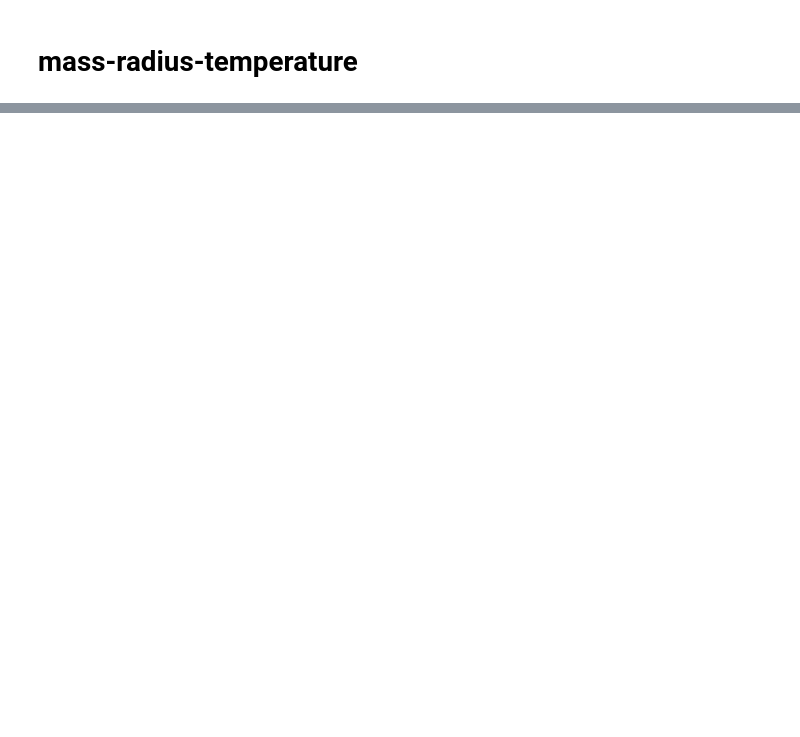
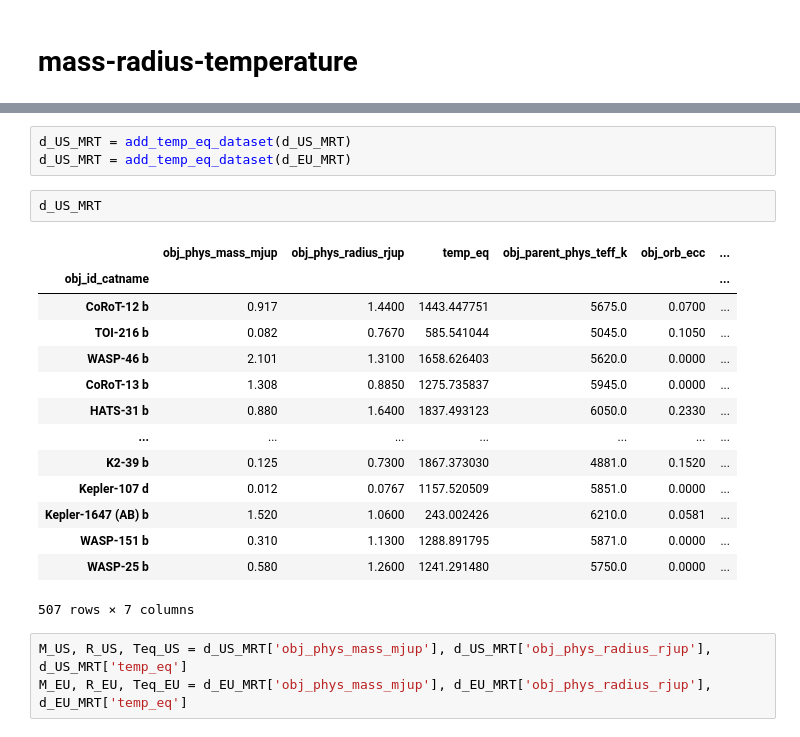
Before and after one commit to anaclb/exoplanets, a Jupyter notebook: read_file.ipynb, the cells around one changed output, grey strips where cells are left out. Cells and saved outputs as stored; diff of their text form; blank space fills up the shorter version.

```diff
--- a/read_file.ipynb
+++ b/read_file.ipynb
@@ -169 +150,24 @@ Name: obj_parent_phys_teff_k, Length: 765, dtype: float64
+# %%
+d_US_MRT = add_temp_eq_dataset(d_US_MRT)
+d_US_MRT = add_temp_eq_dataset(d_EU_MRT)
+# %%
+d_US_MRT
+# %% [output]
+|  | obj_phys_mass_mjup | obj_phys_radius_rjup | temp_eq | obj_parent_phys_teff_k | obj_orb_ecc | ... |
+| obj_id_catname |  |  |  |  |  | ... |
+| CoRoT-12 b | 0.917 | 1.4400 | 1443.447751 | 5675.0 | 0.0700 | ... |
+| TOI-216 b | 0.082 | 0.7670 | 585.541044 | 5045.0 | 0.1050 | ... |
+| WASP-46 b | 2.101 | 1.3100 | 1658.626403 | 5620.0 | 0.0000 | ... |
+| CoRoT-13 b | 1.308 | 0.8850 | 1275.735837 | 5945.0 | 0.0000 | ... |
+| HATS-31 b | 0.880 | 1.6400 | 1837.493123 | 6050.0 | 0.2330 | ... |
+| ... | ... | ... | ... | ... | ... | ... |
+| K2-39 b | 0.125 | 0.7300 | 1867.373030 | 4881.0 | 0.1520 | ... |
+| Kepler-107 d | 0.012 | 0.0767 | 1157.520509 | 5851.0 | 0.0000 | ... |
+| Kepler-1647 (AB) b | 1.520 | 1.0600 | 243.002426 | 6210.0 | 0.0581 | ... |
+| WASP-151 b | 0.310 | 1.1300 | 1288.891795 | 5871.0 | 0.0000 | ... |
+| WASP-25 b | 0.580 | 1.2600 | 1241.291480 | 5750.0 | 0.0000 | ... |
+507 rows × 7 columns
+# %%
+M_US, R_US, Teq_US = d_US_MRT['obj_phys_mass_mjup'], d_US_MRT['obj_phys_radius_rjup'], d_US_MRT['temp_eq']
+M_EU, R_EU, Teq_EU = d_EU_MRT['obj_phys_mass_mjup'], d_EU_MRT['obj_phys_radius_rjup'], d_EU_MRT['temp_eq']
 # %%
```
Also changed, not shown: parts of 16 cells of this notebook.
